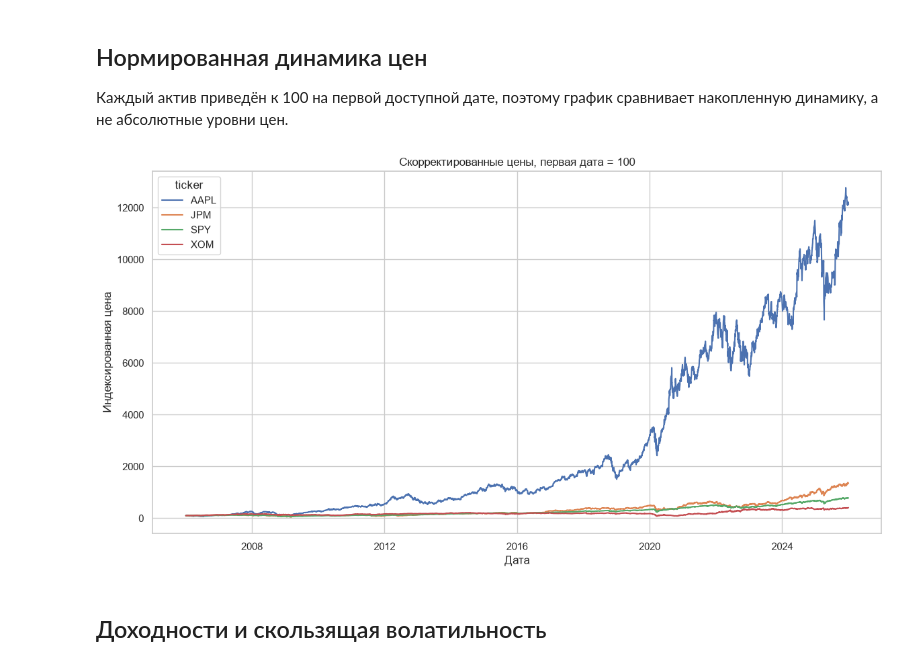
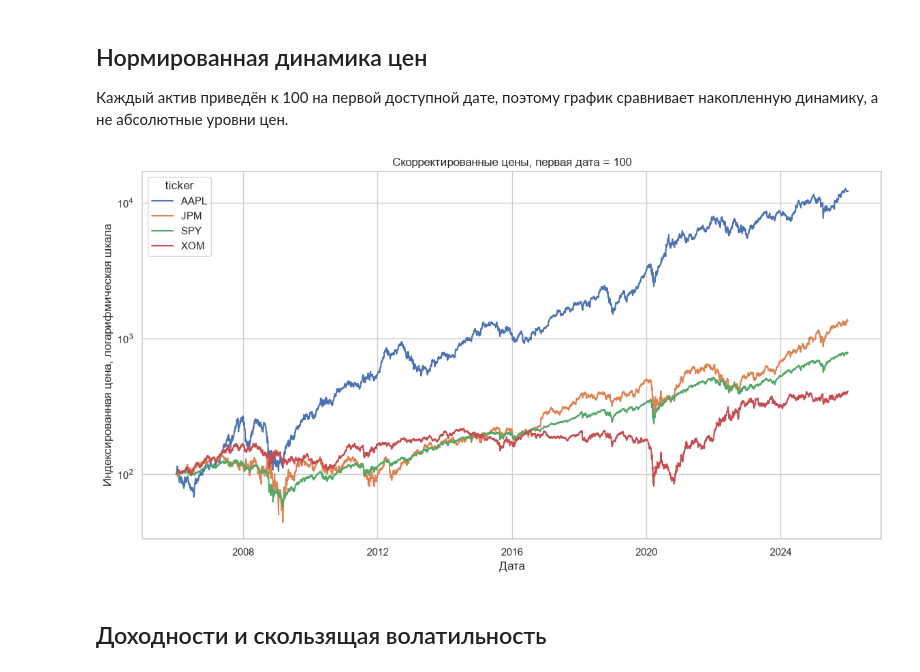
Before and after one commit to VITYANA/LSTM_ARIMA_comparison, a Jupyter notebook: notebooks/02_exploratory_analysis.ipynb, the cells around one changed output. Drawn from its saved outputs; the diff is of its cells as text; code cells hidden in the pictures.

```diff
--- a/notebooks/02_exploratory_analysis.ipynb
+++ b/notebooks/02_exploratory_analysis.ipynb
@@ -82,26 +85,27 @@ summary_by_split
 # %%
 indexed_prices = prices.copy().sort_values(["ticker", "date"])
 indexed_prices["indexed_adj_close"] = (
     indexed_prices["adj_close"]
     .div(indexed_prices.groupby("ticker")["adj_close"].transform("first"))
     .mul(100)
 )
 figure, axis = plt.subplots(figsize=(14, 7))
 sns.lineplot(
     data=indexed_prices,
     x="date",
     y="indexed_adj_close",
     hue="ticker",
     ax=axis,
 )
 axis.set(
     title="Скорректированные цены, первая дата = 100",
     xlabel="Дата",
-    ylabel="Индексированная цена",
+    ylabel="Индексированная цена, логарифмическая шкала",
 )
+axis.set_yscale("log")
 plt.show()
 # %% [output]
-[figure, old version]
+[figure, new version]
 # %% [markdown]
 ## Доходности и скользящая волатильность
 # %%
```
Also changed, not shown: parts of 6 cells of this notebook, 2 other files.
